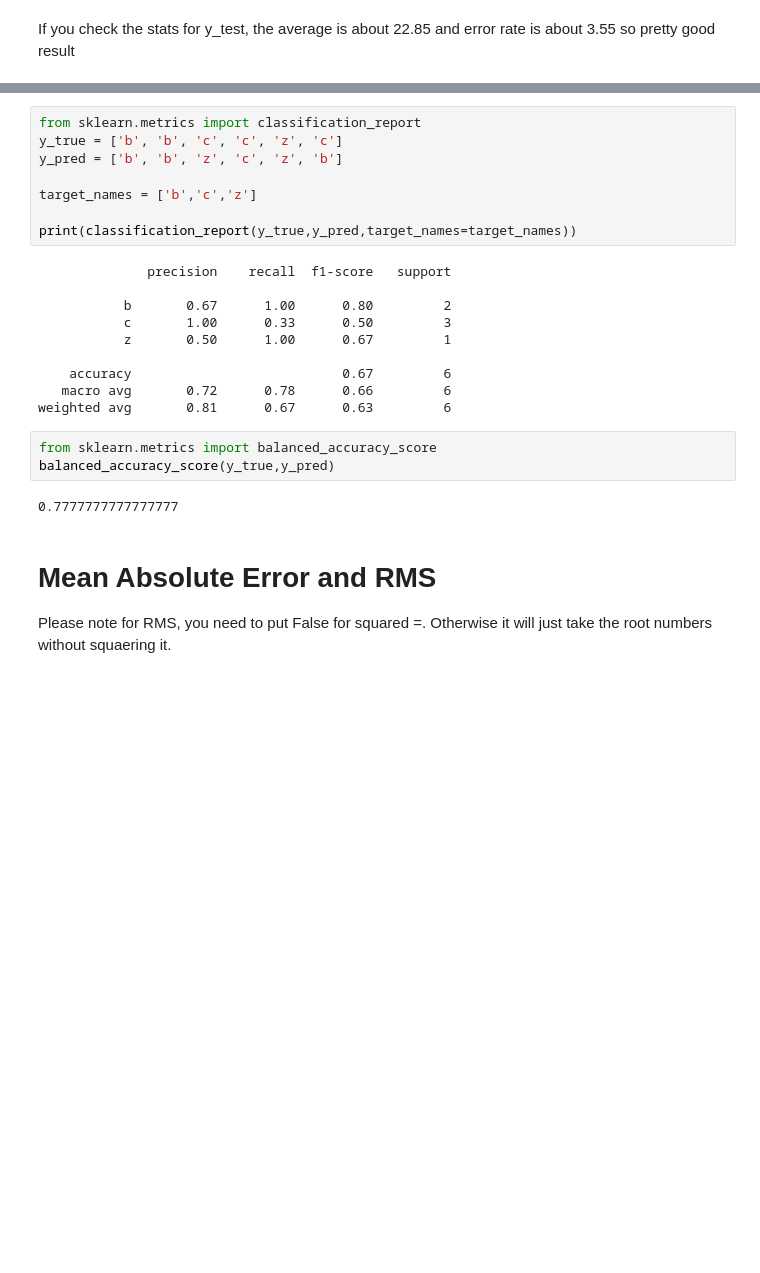
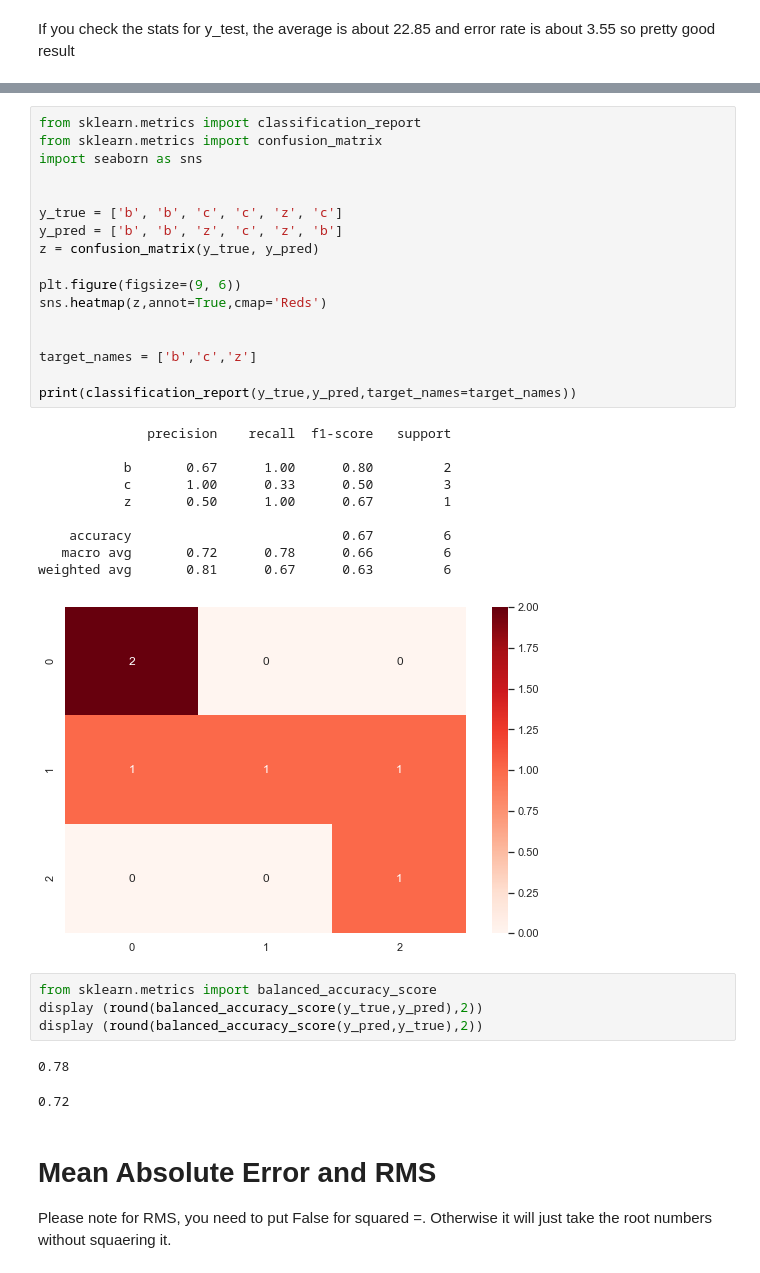
Before and after one commit to RonnyCh/mydsbook, a Jupyter notebook: myBook.ipynb, the cells around one changed output, grey strips where cells are left out. Drawn from its saved outputs; the diff is of its cells as text; blank space fills up the shorter version.

```diff
--- a/myBook.ipynb
+++ b/myBook.ipynb
@@ -1825,26 +1927,38 @@ Explanation on precision and recall
 # %%
 from sklearn.metrics import classification_report
+from sklearn.metrics import confusion_matrix
+import seaborn as sns
+
+
 y_true = ['b', 'b', 'c', 'c', 'z', 'c']
 y_pred = ['b', 'b', 'z', 'c', 'z', 'b']
+z = confusion_matrix(y_true, y_pred)
+
+plt.figure(figsize=(9, 6))
+sns.heatmap(z,annot=True,cmap='Reds')
+
 
 target_names = ['b','c','z']
 
 print(classification_report(y_true,y_pred,target_names=target_names))
 # %% [output]
               precision    recall  f1-score   support
 
            b       0.67      1.00      0.80         2
            c       1.00      0.33      0.50         3
            z       0.50      1.00      0.67         1
 
     accuracy                           0.67         6
    macro avg       0.72      0.78      0.66         6
 weighted avg       0.81      0.67      0.63         6
+[figure, added]
 # %%
 from sklearn.metrics import balanced_accuracy_score
-balanced_accuracy_score(y_true,y_pred)
+display (round(balanced_accuracy_score(y_true,y_pred),2))
+display (round(balanced_accuracy_score(y_pred,y_true),2))
 # %% [output]
-0.7777777777777777
+0.78
+0.72
 # %% [markdown]
 # Mean Absolute Error and RMS
 
```
Also changed, not shown: parts of 37 cells of this notebook.
